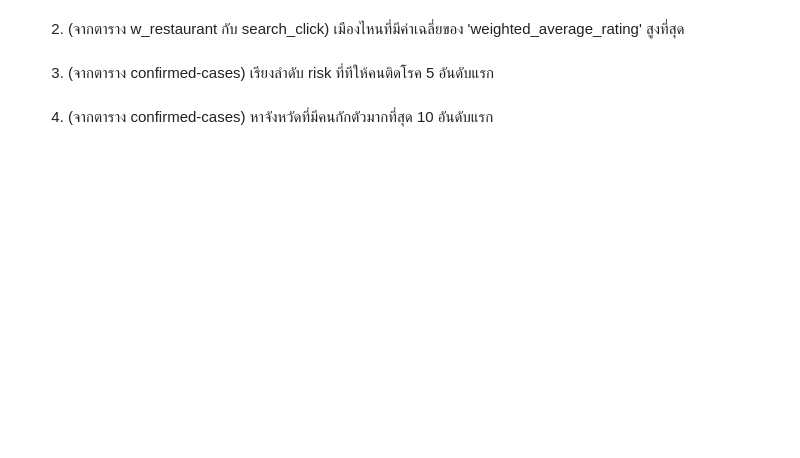
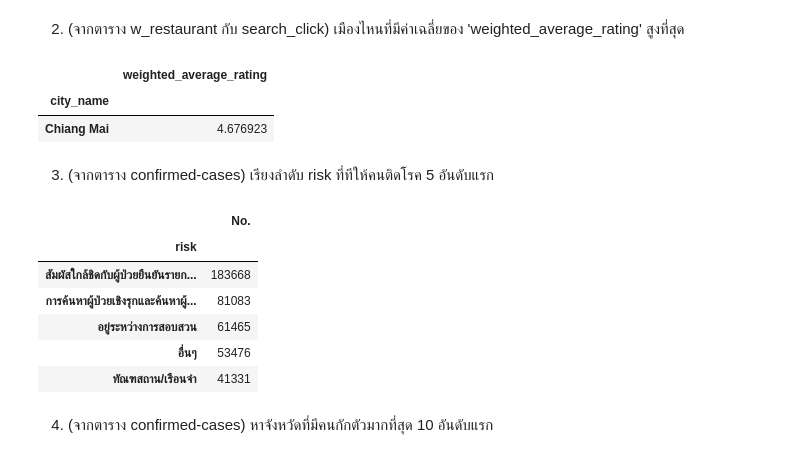
Before and after one commit to mintra-tippayaratsontorn/DWDM21, a Jupyter notebook: Data_Preprocessing_(Chapter_3).ipynb, the cells around one changed output. Saved outputs shown, nothing was run; the diff lists cells and outputs as text; code cells hidden in the pictures; blank space fills up the shorter version.

```diff
--- a/Data_Preprocessing_(Chapter_3).ipynb
+++ b/Data_Preprocessing_(Chapter_3).ipynb
@@ -1396,6 +1399,24 @@ merged_table.groupby('city_name').count().sort_values(by=['search_id'],ascending
 # %% [markdown]
 2. (จากตาราง w_restaurant กับ search_click) เมืองไหนที่มีค่าเฉลี่ยของ 'weighted_average_rating' สูงที่สุด
+# %%
+H2 = merge_table.groupby('city_name').mean().sort_values(by=['weighted_average_rating'],ascending=False)
+H2.iloc[:1,[8]]
+# %% [output]
+|  | weighted_average_rating |
+| city_name |  |
+| Chiang Mai | 4.676923 |
 # %% [markdown]
 3. (จากตาราง confirmed-cases) เรียงลำดับ risk ที่ทีให้คนติดโรค 5 อันดับแรก
+# %%
+H3 = data_cases2.groupby('risk').count().sort_values(by=['announce_date'],ascending=False)
+H3.iloc[:5,:1]
+# %% [output]
+|  | No. |
+| risk |  |
+| สัมผัสใกล้ชิดกับผู้ป่วยยืนยันรายก... | 183668 |
+| การค้นหาผู้ป่วยเชิงรุกและค้นหาผู้... | 81083 |
+| อยู่ระหว่างการสอบสวน | 61465 |
+| อื่นๆ | 53476 |
+| ทัณฑสถาน/เรือนจำ | 41331 |
 # %% [markdown]
 4. (จากตาราง confirmed-cases) หาจังหวัดที่มีคนกักตัวมากที่สุด 10 อันดับแรก
```
Also changed, not shown: parts of 5 cells of this notebook.
